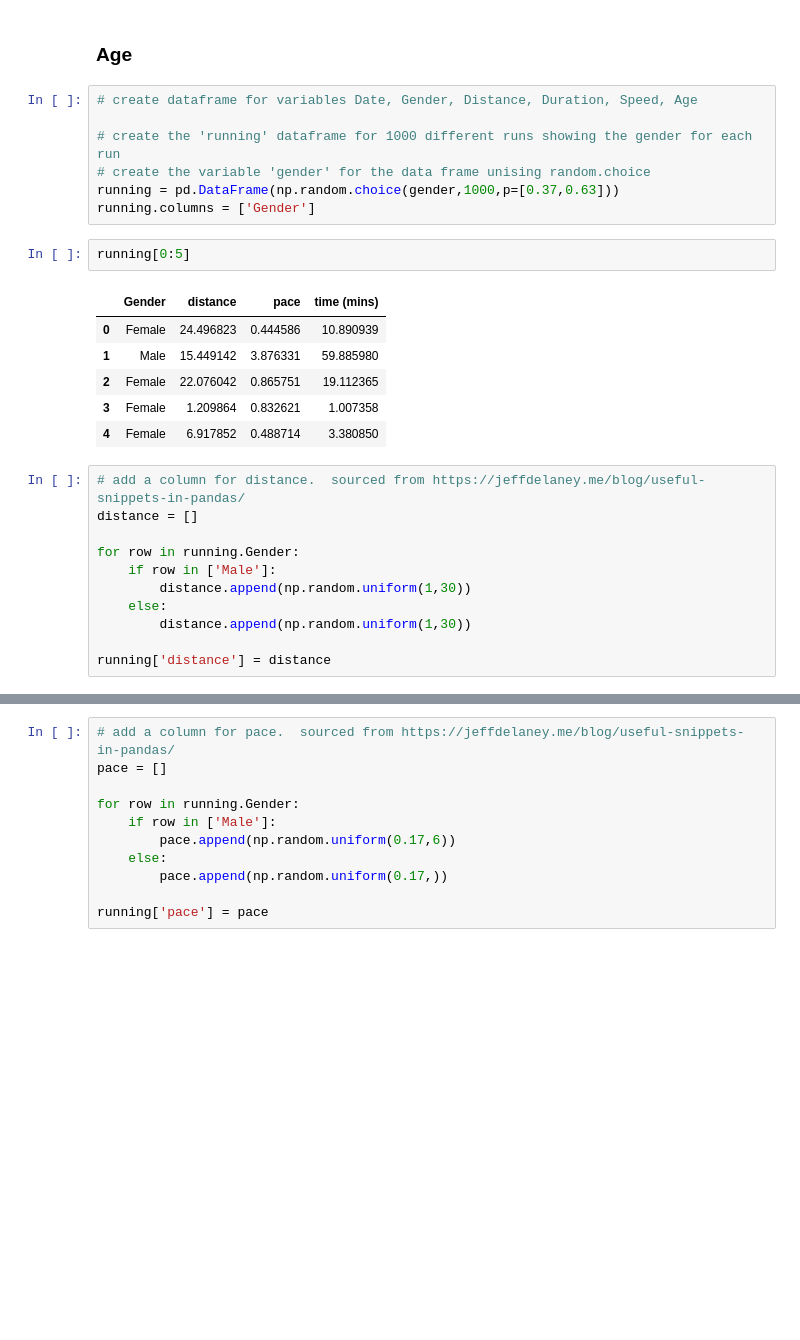
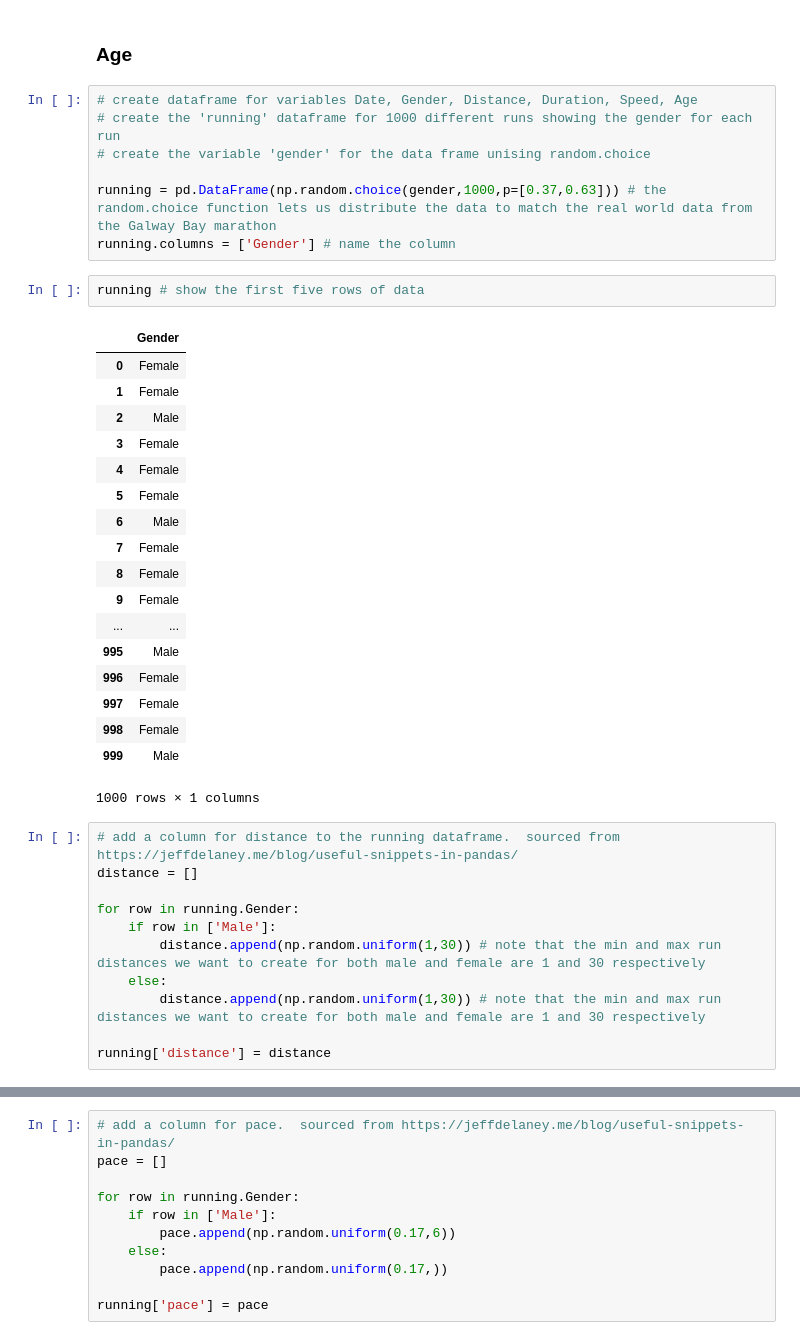
Before and after one commit to davidobrien1/project, a Jupyter notebook: phenomenon.ipynb, the cells around one changed output, grey strips where cells are left out. Saved outputs shown, nothing was run; the diff lists cells and outputs as text; blank space fills up the shorter version.

```diff
--- a/phenomenon.ipynb
+++ b/phenomenon.ipynb
@@ -104,29 +106,41 @@ sns.distplot(malepace) # use seaborn to create plot
 ### Age
 # %%
 # create dataframe for variables Date, Gender, Distance, Duration, Speed, Age
-
 # create the 'running' dataframe for 1000 different runs showing the gender for each run
 # create the variable 'gender' for the data frame unising random.choice
-running = pd.DataFrame(np.random.choice(gender,1000,p=[0.37,0.63]))
-running.columns = ['Gender']
+
+running = pd.DataFrame(np.random.choice(gender,1000,p=[0.37,0.63])) # the random.choice function lets us distribute the data to match the real world data from the Galway Bay marathon
+running.columns = ['Gender'] # name the column
-# %%
-running[0:5]
-# %% [output]
-|  | Gender | distance | pace | time (mins) |
-| 0 | Female | 24.496823 | 0.444586 | 10.890939 |
-| 1 | Male | 15.449142 | 3.876331 | 59.885980 |
-| 2 | Female | 22.076042 | 0.865751 | 19.112365 |
-| 3 | Female | 1.209864 | 0.832621 | 1.007358 |
-| 4 | Female | 6.917852 | 0.488714 | 3.380850 |
+# %%
+running # show the first five rows of data
+# %% [output]
+|  | Gender |
+| 0 | Female |
+| 1 | Female |
+| 2 | Male |
+| 3 | Female |
+| 4 | Female |
+| 5 | Female |
+| 6 | Male |
+| 7 | Female |
+| 8 | Female |
+| 9 | Female |
+| ... | ... |
+| 995 | Male |
+| 996 | Female |
+| 997 | Female |
+| 998 | Female |
+| 999 | Male |
+1000 rows × 1 columns
 # %%
-# add a column for distance.  sourced from https://jeffdelaney.me/blog/useful-snippets-in-pandas/
+# add a column for distance to the running dataframe.  sourced from https://jeffdelaney.me/blog/useful-snippets-in-pandas/
 distance = []
 
 for row in running.Gender:
     if row in ['Male']:
-        distance.append(np.random.uniform(1,30))
+        distance.append(np.random.uniform(1,30)) # note that the min and max run distances we want to create for both male and female are 1 and 30 respectively
     else:
-        distance.append(np.random.uniform(1,30))
+        distance.append(np.random.uniform(1,30)) # note that the min and max run distances we want to create for both male and female are 1 and 30 respectively
 
 running['distance'] = distance
 # %%
```
Also changed, not shown: parts of 19 cells of this notebook.
